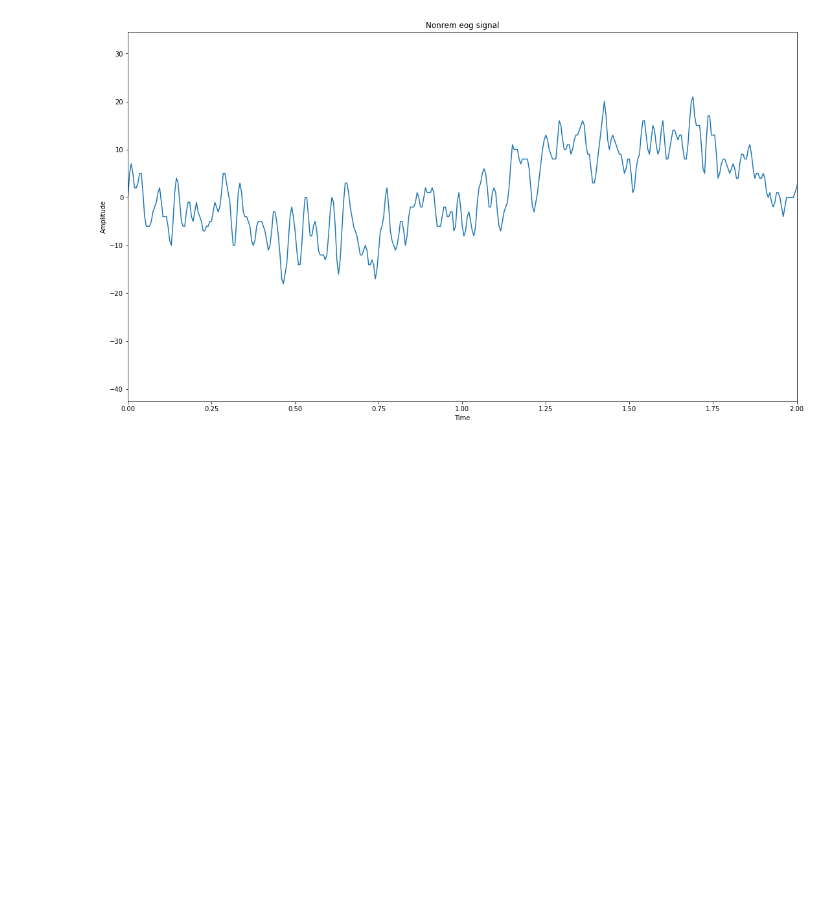
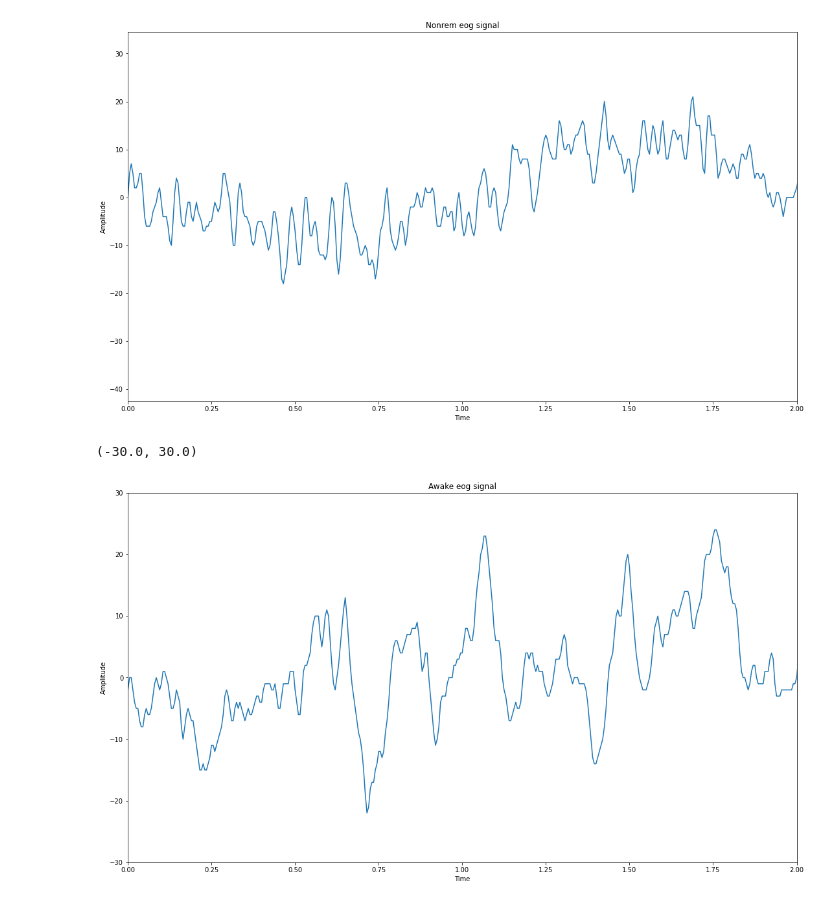
Before and after one commit to aerehn/DTEK0086, a Jupyter notebook: App5_Sleep_stage_classification_using_electromyography_and_electro_oculography_.ipynb, the cells around one changed output. Saved outputs shown, nothing was run; the diff lists cells and outputs as text; code cells hidden in the pictures; blank space fills up the shorter version.

```diff
--- a/App5_Sleep_stage_classification_using_electromyography_and_electro_oculography_.ipynb
+++ b/App5_Sleep_stage_classification_using_electromyography_and_electro_oculography_.ipynb
@@ -303,3 +319,18 @@ plt.xlim([0.00, 2]);
 #plt.ylim([-2,2])
 # %% [output]
 [figure]
+# %%
+fs=len(awake_data['eog'])/sample_length_in_seconds
+dt=1/fs
+t = np.arange(0,60,dt)
+fig, axs = plt.subplots()
+fig.set_size_inches(18.5, 10.5)
+axs.set_title("Awake eog signal")
+axs.plot(t, awake_data['eog'], color='C0')
+axs.set_xlabel("Time")
+axs.set_ylabel("Amplitude")
+plt.xlim([0.00, 2]);
+plt.ylim([-30,30])
+# %% [output]
+(-30.0, 30.0)
+[figure, added]
```
Also changed, not shown: parts of 3 cells of this notebook.
